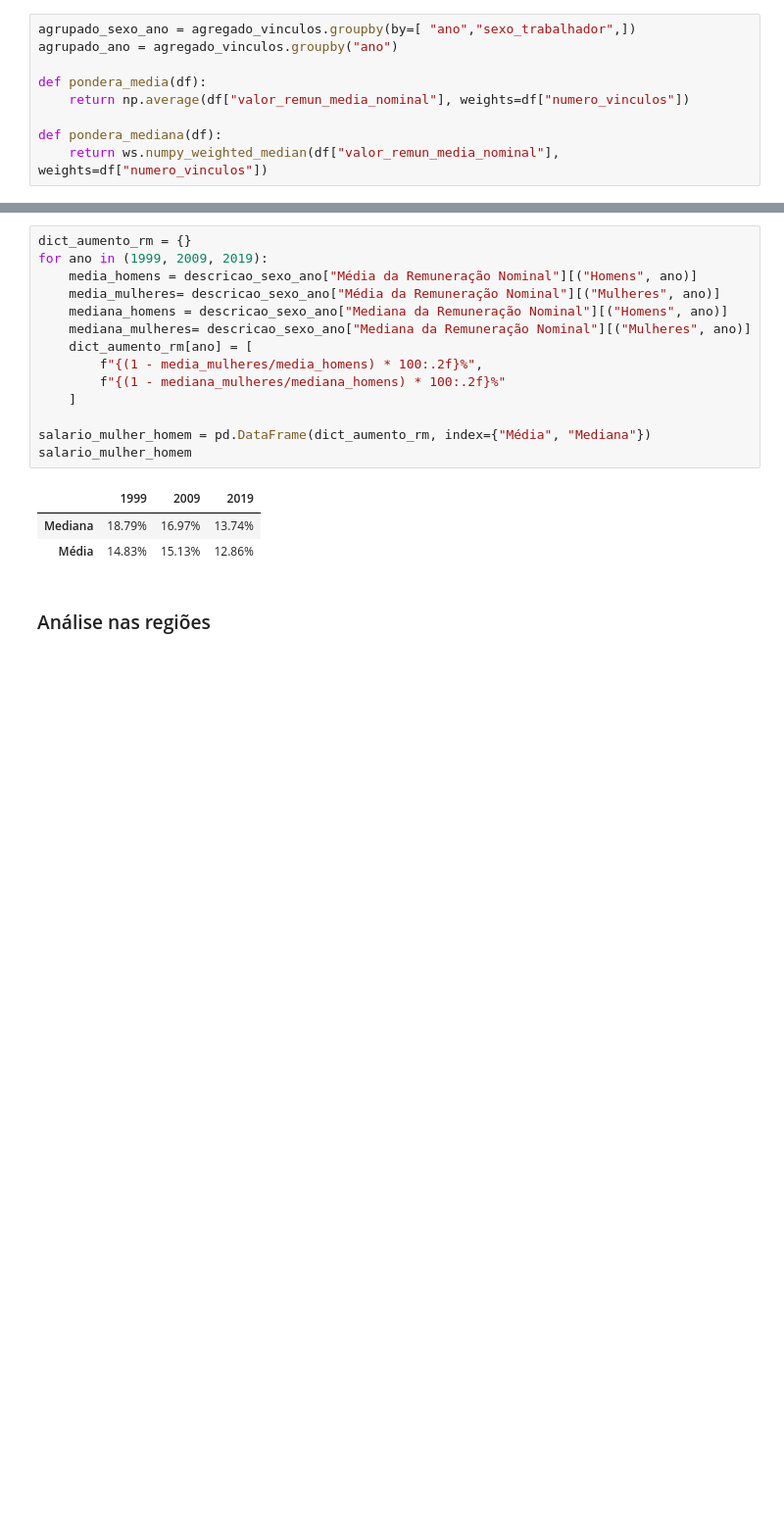
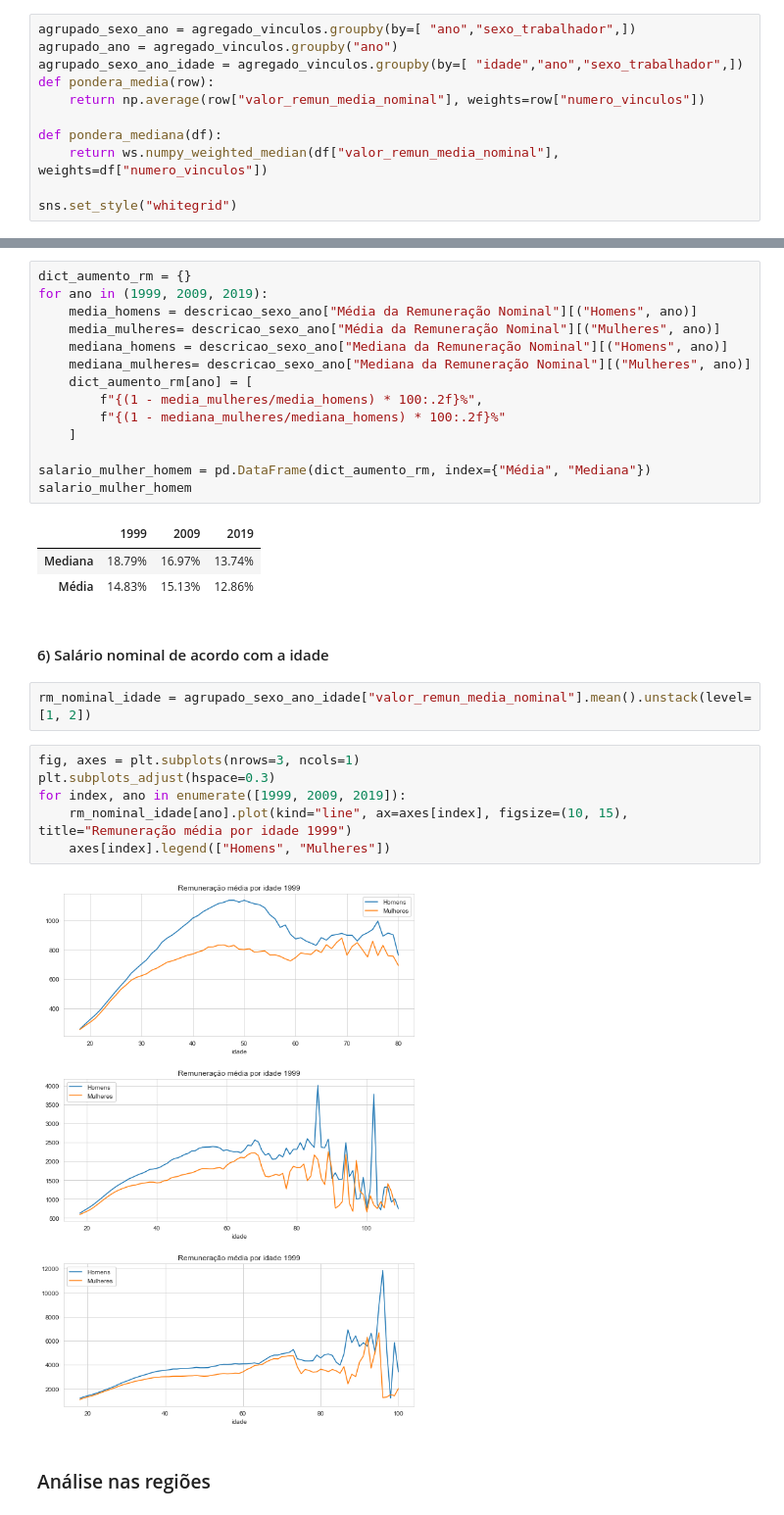
Before and after one commit to MariaLuizaCw/Processo-seletivo-UFRJ-Analytica, a Jupyter notebook: tarefas_dados/analise_rm_nominal.ipynb, the cells around one changed output, grey strips where cells are left out. Shown at 98% size. Drawn from its saved outputs; the diff is of its cells as text; blank space fills up the shorter version.

Commit message:
update na analise da rm nominal

```diff
--- a/tarefas_dados/analise_rm_nominal.ipynb
+++ b/tarefas_dados/analise_rm_nominal.ipynb
@@ -17,12 +17,14 @@ agregado_vinculos = pd.read_csv("dados/agregado_vinculo")
 # %%
 agrupado_sexo_ano = agregado_vinculos.groupby(by=[ "ano","sexo_trabalhador",])
 agrupado_ano = agregado_vinculos.groupby("ano")
-
-def pondera_media(df):
-    return np.average(df["valor_remun_media_nominal"], weights=df["numero_vinculos"])
+agrupado_sexo_ano_idade = agregado_vinculos.groupby(by=[ "idade","ano","sexo_trabalhador",])
+def pondera_media(row):
+    return np.average(row["valor_remun_media_nominal"], weights=row["numero_vinculos"])
 
 def pondera_mediana(df):
     return ws.numpy_weighted_median(df["valor_remun_media_nominal"], weights=df["numero_vinculos"])
+
+sns.set_style("whitegrid")
 # %% [markdown]
 #### 2) Comparação das médias no ano
 # %%
@@ -86,6 +88,18 @@ salario_mulher_homem
 |  | 1999 | 2009 | 2019 |
 | Mediana | 18.79% | 16.97% | 13.74% |
 | Média | 14.83% | 15.13% | 12.86% |
+# %% [markdown]
+#### 6) Salário nominal de acordo com a idade
+# %%
+rm_nominal_idade = agrupado_sexo_ano_idade["valor_remun_media_nominal"].mean().unstack(level=[1, 2])
+# %%
+fig, axes = plt.subplots(nrows=3, ncols=1)
+plt.subplots_adjust(hspace=0.3)
+for index, ano in enumerate([1999, 2009, 2019]):
+    rm_nominal_idade[ano].plot(kind="line", ax=axes[index], figsize=(10, 15), title="Remuneração média por idade 1999")
+    axes[index].legend(["Homens", "Mulheres"])
+# %% [output]
+[figure, added]
 # %% [markdown]
 ### Análise nas regiões
 # %% [markdown]
```
Also changed, not shown: parts of 8 cells of this notebook, 1 other file.
